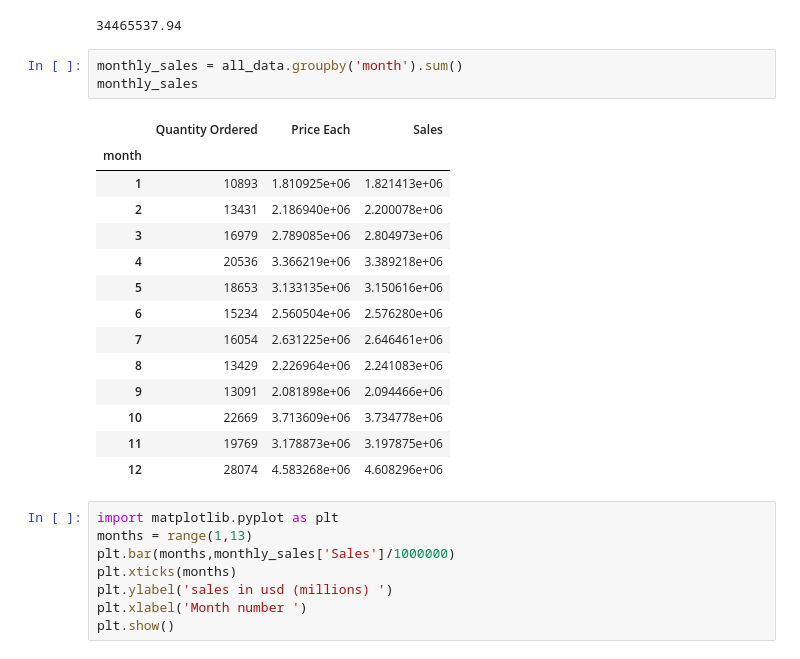
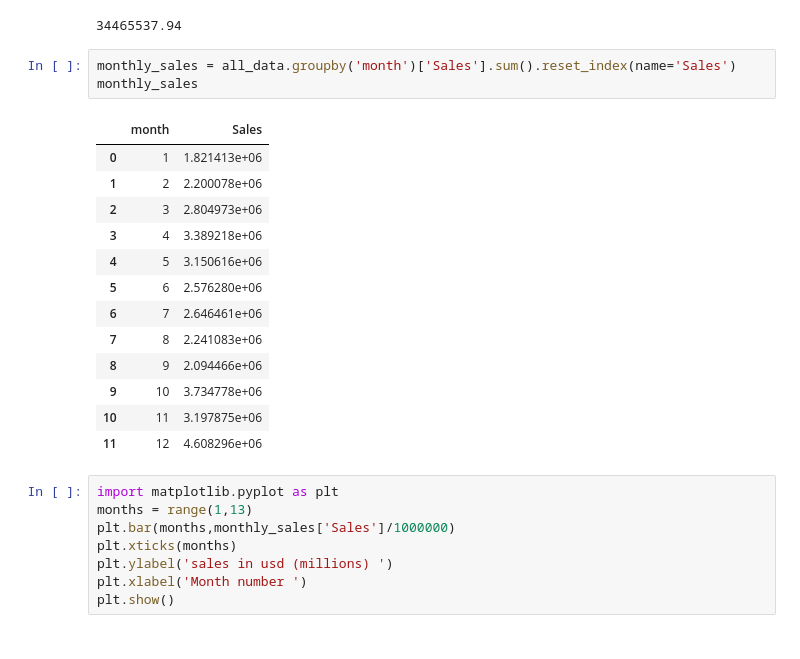
Before and after one commit to amisijlak/Africa-Data-School, a Jupyter notebook: 08 Sales Analysis/Sales Analysis.ipynb, the cells around one changed output. Saved outputs shown, nothing was run; the diff lists cells and outputs as text.

```diff
--- a/08 Sales Analysis/Sales Analysis.ipynb
+++ b/08 Sales Analysis/Sales Analysis.ipynb
@@ -345,23 +346,22 @@ all_data['Sales'].sum()
 # %% [output]
 34465537.94
 # %%
-monthly_sales = all_data.groupby('month').sum()
+monthly_sales = all_data.groupby('month')['Sales'].sum().reset_index(name='Sales')
 monthly_sales
 # %% [output]
-|  | Quantity Ordered | Price Each | Sales |
-| month |  |  |  |
-| 1 | 10893 | 1.810925e+06 | 1.821413e+06 |
-| 2 | 13431 | 2.186940e+06 | 2.200078e+06 |
-| 3 | 16979 | 2.789085e+06 | 2.804973e+06 |
-| 4 | 20536 | 3.366219e+06 | 3.389218e+06 |
-| 5 | 18653 | 3.133135e+06 | 3.150616e+06 |
-| 6 | 15234 | 2.560504e+06 | 2.576280e+06 |
-| 7 | 16054 | 2.631225e+06 | 2.646461e+06 |
-| 8 | 13429 | 2.226964e+06 | 2.241083e+06 |
-| 9 | 13091 | 2.081898e+06 | 2.094466e+06 |
-| 10 | 22669 | 3.713609e+06 | 3.734778e+06 |
-| 11 | 19769 | 3.178873e+06 | 3.197875e+06 |
-| 12 | 28074 | 4.583268e+06 | 4.608296e+06 |
+|  | month | Sales |
+| 0 | 1 | 1.821413e+06 |
+| 1 | 2 | 2.200078e+06 |
+| 2 | 3 | 2.804973e+06 |
+| 3 | 4 | 3.389218e+06 |
+| 4 | 5 | 3.150616e+06 |
+| 5 | 6 | 2.576280e+06 |
+| 6 | 7 | 2.646461e+06 |
+| 7 | 8 | 2.241083e+06 |
+| 8 | 9 | 2.094466e+06 |
+| 9 | 10 | 3.734778e+06 |
+| 10 | 11 | 3.197875e+06 |
+| 11 | 12 | 4.608296e+06 |
 # %%
 import matplotlib.pyplot as plt
 months = range(1,13)
```
Also changed, not shown: parts of 9 cells of this notebook, 9 other files.
